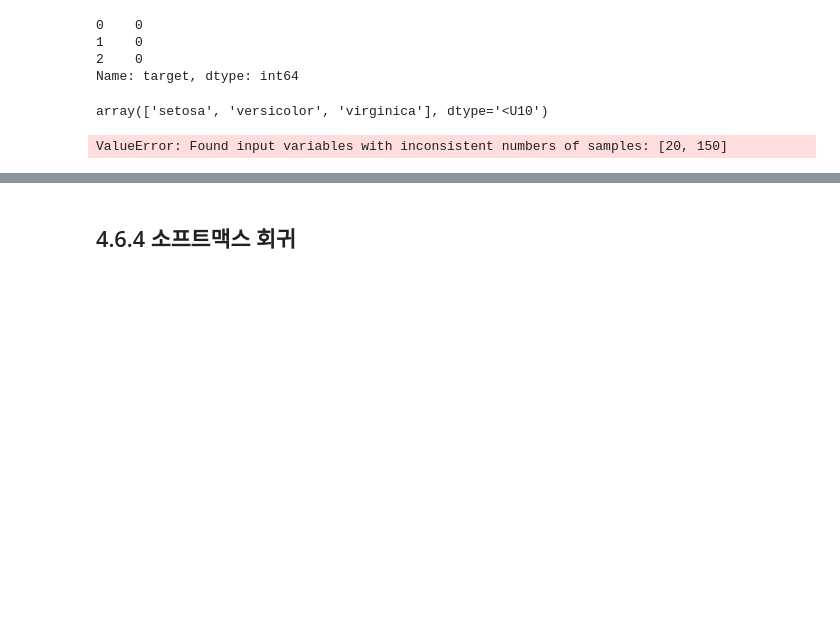
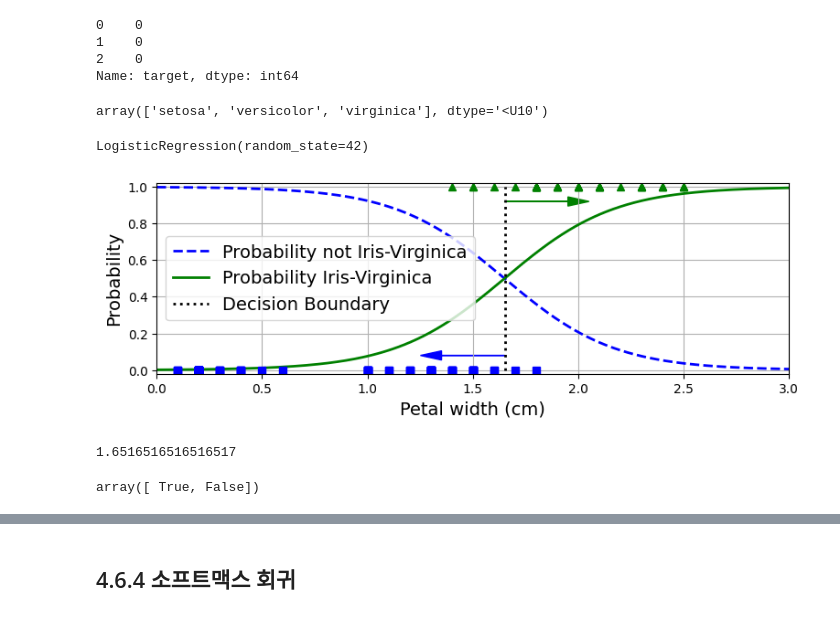
Before and after one commit to aaronkr-classroom/6-model-training-k0ho817, a Jupyter notebook: 04_training_linear_models.ipynb, the cells around one changed output, grey strips where cells are left out. Cells and saved outputs as stored; diff of their text form; code cells hidden in the pictures; blank space fills up the shorter version.

```diff
--- a/04_training_linear_models.ipynb
+++ b/04_training_linear_models.ipynb
@@ -803,41 +815,51 @@ array(['setosa', 'versicolor', 'virginica'], dtype='<U10')
 from sklearn.linear_model import LogisticRegression
 from sklearn.model_selection import train_test_split
 
-x = iris.data[["petal width (cm)"]].values
+X = iris.data[["petal width (cm)"]].values
 y = iris.target_names[iris.target] == 'virginica'
 X_train, X_test, y_train, y_test = train_test_split(X, y, random_state=42)
 
 log_reg = LogisticRegression(random_state=42)
 log_reg.fit(X_train, y_train)
 # %% [output]
-ValueError: Found input variables with inconsistent numbers of samples: [20, 150]
+LogisticRegression(random_state=42)
 # %%
-# 크기를 바꾸어 열 벡터를 얻습니다.
-
+X_new = np.linspace(0, 3, 1000).reshape(-1, 1) # 크기를 바꾸어 열 벡터를 얻습니다.
+y_proba = log_reg.predict_proba(X_new)
+decision_boundary = X_new[y_proba[:, 1] >= 0.5][0,0]
 
 plt.figure(figsize=(8, 3))  # 추가 코드
 
 # plt.plot() ...
-
+plt.plot(X_new, y_proba[:, 0], "b--", linewidth=2, label="Probability not Iris-Virginica")
+plt.plot(X_new, y_proba[:, 1], "g-", linewidth=2, label="Probability Iris-Virginica")
+plt.plot([decision_boundary, decision_boundary], [0, 1], "k:", linewidth=2, label="Decision Boundary")
 # 추가 코드 - 이 섹션에서는 그림 4-23을 꾸미고 저장합니다.
 plt.arrow(x=decision_boundary, y=0.08, dx=-0.3, dy=0,
           head_width=0.05, head_length=0.1, fc="b", ec="b")
 plt.arrow(x=decision_boundary, y=0.92, dx=0.3, dy=0,
           head_width=0.05, head_length=0.1, fc="g", ec="g")
 plt.plot(X_train[y_train == 0], y_train[y_train == 0], "bs")
 plt.plot(X_train[y_train == 1], y_train[y_train == 1], "g^")
 plt.xlabel("Petal width (cm)")
 plt.ylabel("Probability")
 plt.legend(loc="center left")
 plt.axis([0, 3, -0.02, 1.02])
 plt.grid()
 save_fig("logistic_regression_plot")
 
+
 plt.show()
+# %% [output]
+[figure, added]
 # %%
 decision_boundary
+# %% [output]
+1.6516516516516517
 # %%
 log_reg.predict([[1.7], [1.5]])
+# %% [output]
+array([ True, False])
 # %%
 # 추가 코드 - 이 셀은 그림 4-24를 생성하고 저장합니다.
 
```
Also changed, not shown: parts of 7 cells of this notebook.
